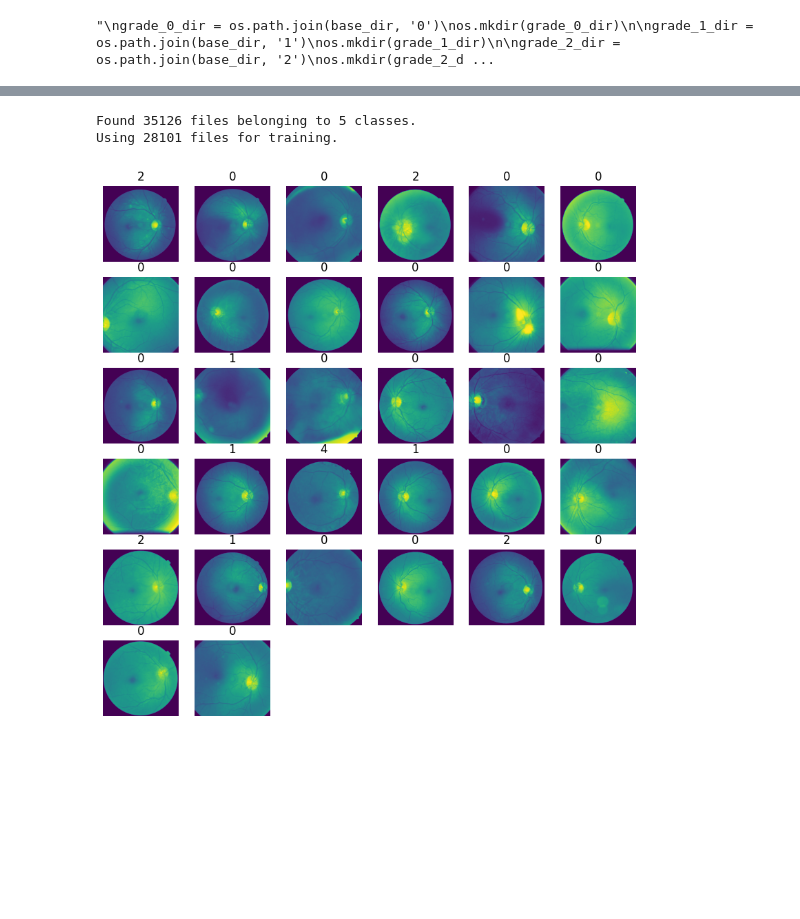
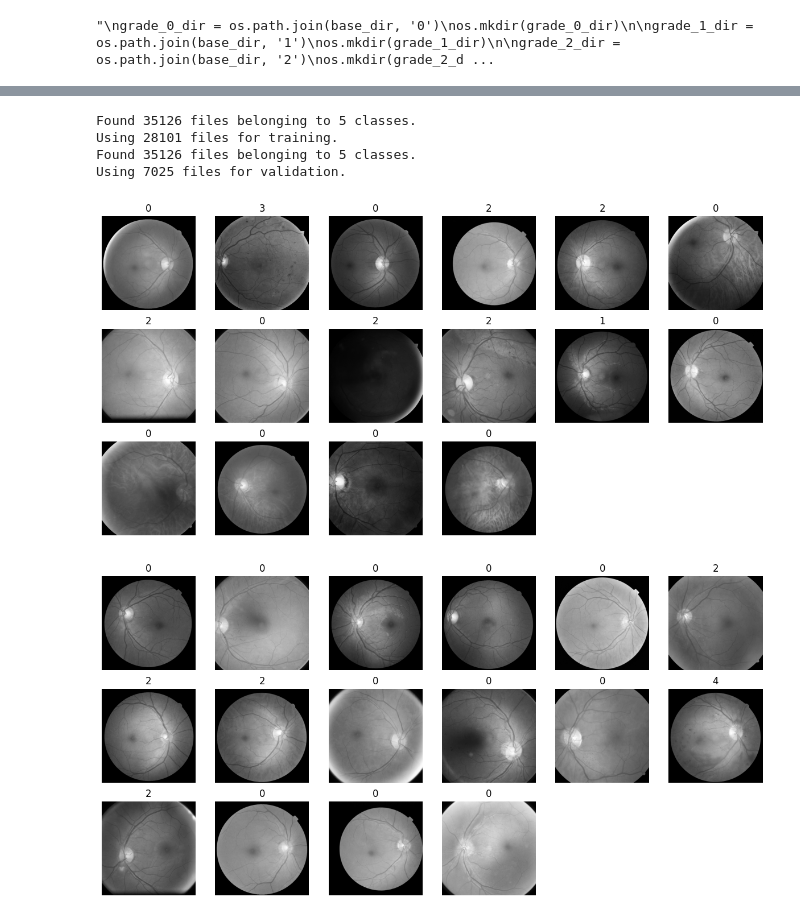
Before and after one commit to UDulius/grading-diabetic-retinopathy, a Jupyter notebook: grading-diabetic-retinopathy/grading-diabetic-retinopathy.ipynb, the cells around one changed output, grey strips where cells are left out. Saved outputs shown, nothing was run; the diff lists cells and outputs as text; code cells hidden in the pictures; blank space fills up the shorter version.

```diff
--- a/grading-diabetic-retinopathy/grading-diabetic-retinopathy.ipynb
+++ b/grading-diabetic-retinopathy/grading-diabetic-retinopathy.ipynb
@@ -91,17 +94,44 @@ train_ds = utils.image_dataset_from_directory(
     subset='training',
     crop_to_aspect_ratio=True
 )
+
+validation_ds = utils.image_dataset_from_directory(
+    base_dir,
+    labels="inferred",
+    label_mode='int',
+    color_mode='grayscale',
+    batch_size=42,
+    image_size=image_size,
+    shuffle=True,
+    seed=32,
+    validation_split=0.2,
+    subset='validation',
+    crop_to_aspect_ratio=True
+)
 # %% [output]
 Found 35126 files belonging to 5 classes.
 Using 28101 files for training.
+Found 35126 files belonging to 5 classes.
+Using 7025 files for validation.
 # %%
-plt.figure(figsize=(10, 10))
-class_names = train_ds.class_names
+#Display a sample of images from our dataset
+plt.figure(figsize=(15, 15))
+classes = train_ds.class_names
 for images, labels in train_ds.take(1):
-    for i in range(32):
-        ax = plt.subplot(6, 6, i + 1)
-        plt.imshow(images[i].numpy().astype("uint8"))
-        plt.title(class_names[labels[i]])
-        plt.axis("off")
+    for i in range(16):
+        plot = plt.subplot(6, 6, i + 1)
+        plt.imshow(images[i], cmap='gray')
+        plt.title(classes[labels[i]])
+        plt.axis('off')
+
+plt.figure(figsize=(15, 15))
+classes = validation_ds.class_names
+for images, labels in validation_ds.take(1):
+    for i in range(16):
+        plot = plt.subplot(6, 6, i + 1)
+        plt.imshow(images[i], cmap='gray')
+        plt.title(classes[labels[i]])
+        plt.axis('off')
 # %% [output]
-[figure, old version]
+[figure, new version]
+[figure, added]
```
Also changed, not shown: parts of 2 cells of this notebook.
